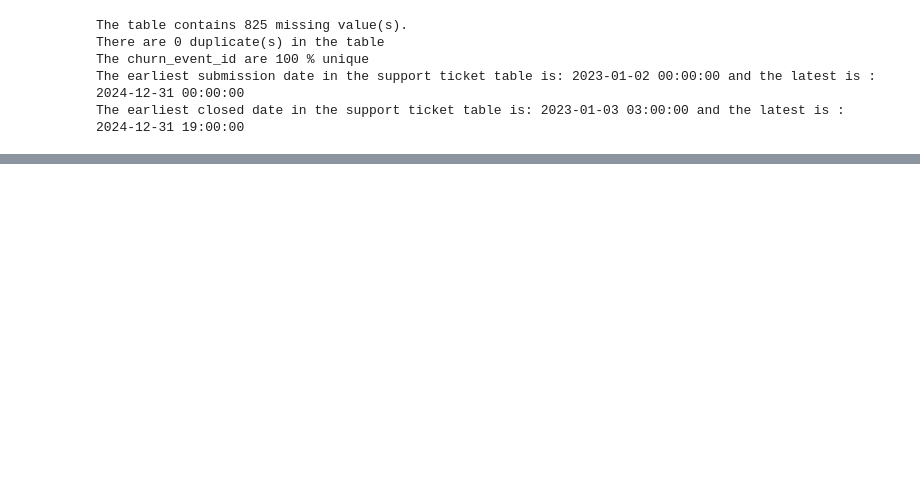
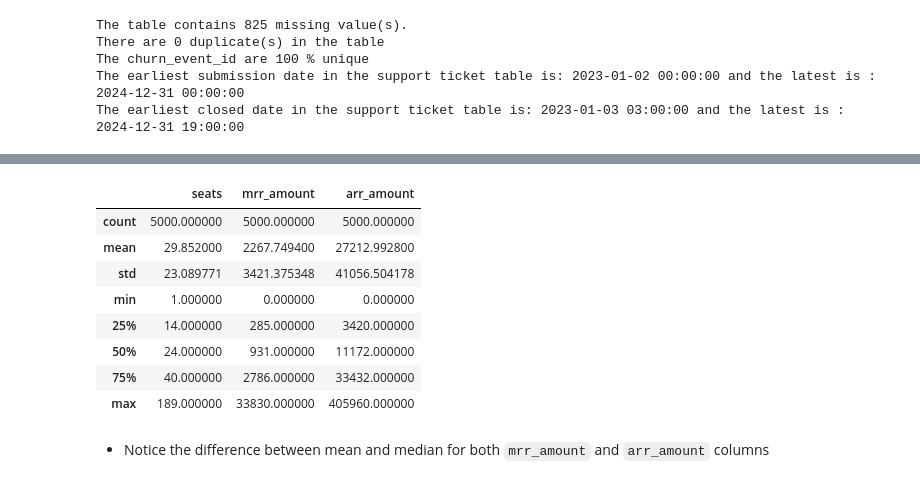
Before and after one commit to Data-Analytics-Study-Group/ravenstack-clone, a Jupyter notebook: notebooks/DataCleaning-v01.ipynb, the cells around one changed output, grey strips where cells are left out. Drawn from its saved outputs; the diff is of its cells as text; code cells hidden in the pictures; blank space fills up the shorter version.

```diff
--- a/notebooks/DataCleaning-v01.ipynb
+++ b/notebooks/DataCleaning-v01.ipynb
@@ -269,0 +316,14 @@ The earliest closed date in the support ticket table is: 2023-01-03 03:00:00 and
+# %%
+subscription_df.describe()
+# %% [output]
+|  | seats | mrr_amount | arr_amount |
+| count | 5000.000000 | 5000.000000 | 5000.000000 |
+| mean | 29.852000 | 2267.749400 | 27212.992800 |
+| std | 23.089771 | 3421.375348 | 41056.504178 |
+| min | 1.000000 | 0.000000 | 0.000000 |
+| 25% | 14.000000 | 285.000000 | 3420.000000 |
+| 50% | 24.000000 | 931.000000 | 11172.000000 |
+| 75% | 40.000000 | 2786.000000 | 33432.000000 |
+| max | 189.000000 | 33830.000000 | 405960.000000 |
+# %% [markdown]
+- Notice the difference between mean and median for both `mrr_amount` and `arr_amount` columns
```
Also changed, not shown: parts of 8 cells of this notebook.
